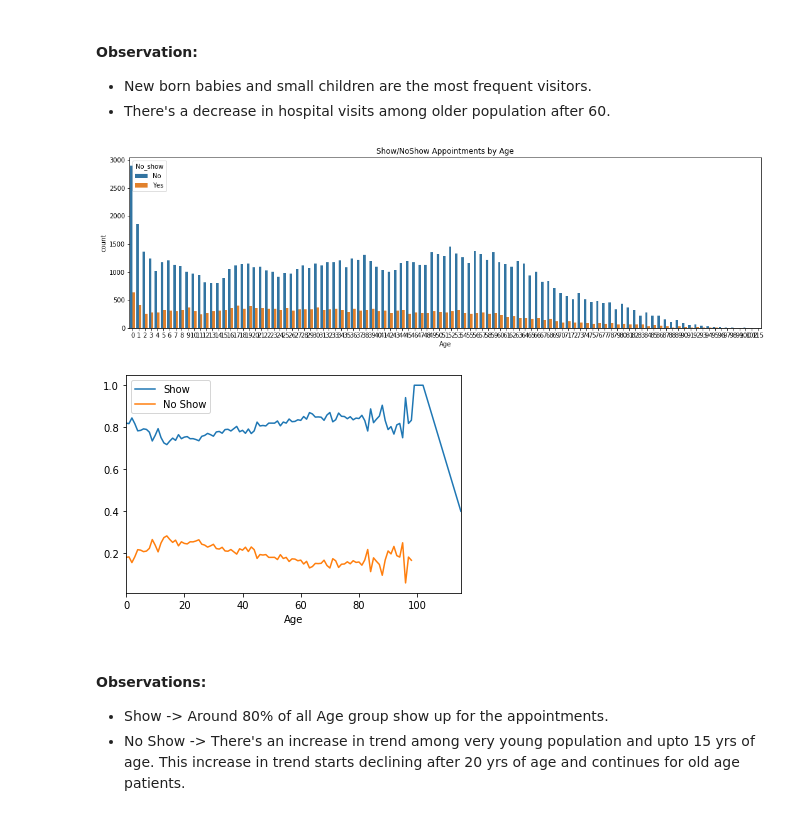
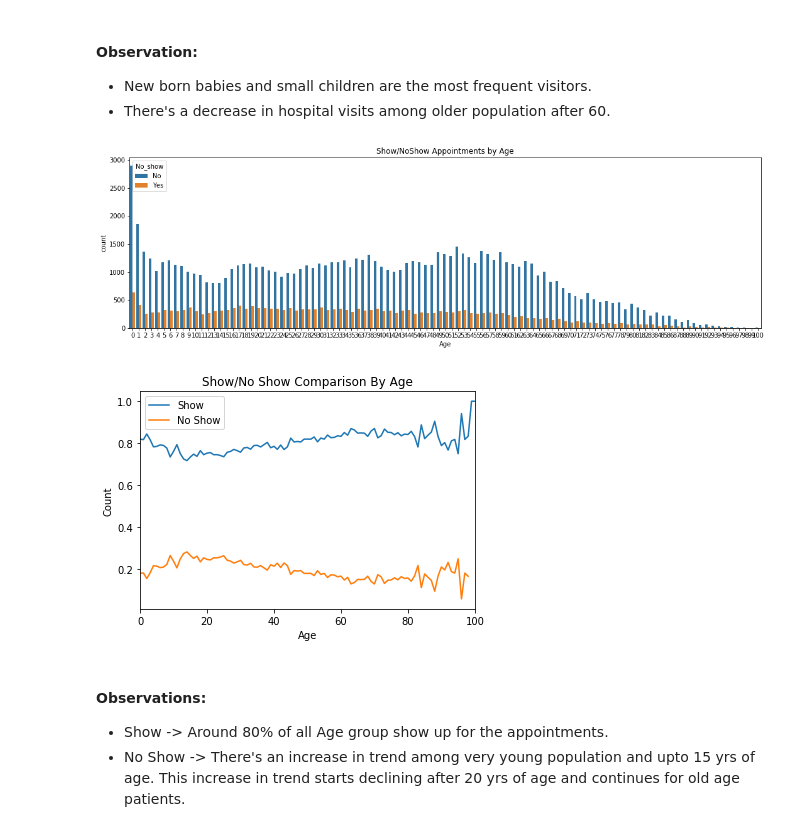
Before and after one commit to sumithub/ds-ml, a Jupyter notebook: udacity/Data_Analysis_Nano_Degree/Projects/Patient_Appointment/No Show Appointments.ipynb, the cells around one changed output. Drawn from its saved outputs; the diff is of its cells as text; code cells hidden in the pictures.

```diff
--- a/udacity/Data_Analysis_Nano_Degree/Projects/Patient_Appointment/No Show Appointments.ipynb
+++ b/udacity/Data_Analysis_Nano_Degree/Projects/Patient_Appointment/No Show Appointments.ipynb
@@ -228,4 +228,4 @@ len(df.query("Age < 0")), len(df)
 # %%
-# choose age >= 0 and drop ouliers in data
-df = df.query("Age >=0")
+# drop ouliers in data
+df = df.query("Age >=0 and Age <=100")
 # %%
@@ -539,7 +547,7 @@ ax = sns.countplot(x=df.Age, hue=df.No_show)
 ax.set_title("Show/NoShow Appointments by Age")
 plt.show()
 # %% [output]
-[figure, old version]
+[figure, new version]
 # %%
 # let's check the proportion of Age with 'no show'(Do not show for appointments)
 no_show_prop = df.query("No_show == 'Yes'").groupby(['Age']).size() / df.groupby(['Age']).size()
@@ -548,9 +556,13 @@ no_show_prop = df.query("No_show == 'Yes'").groupby(['Age']).size() / df.groupby
 show_prop = df.query("No_show == 'No'").groupby(['Age']).size()/df.groupby(['Age']).size()
 # %%
 df_age_prop = pd.DataFrame({'Show': show_prop,'No Show': no_show_prop})
-lines = df_age_prop.plot.line()
+ax = df_age_prop.plot.line()
+ax.set_title('Show/No Show Comparison By Age')
+ax.set_xlabel('Age')
+ax.set_ylabel('Count')
+plt.show();
 # %% [output]
-[figure, old version]
+[figure, new version]
 # %% [markdown]
 #### Observations:
 - Show -> Around 80% of all Age group show up for the appointments.
```
Also changed, not shown: parts of 26 cells of this notebook.
